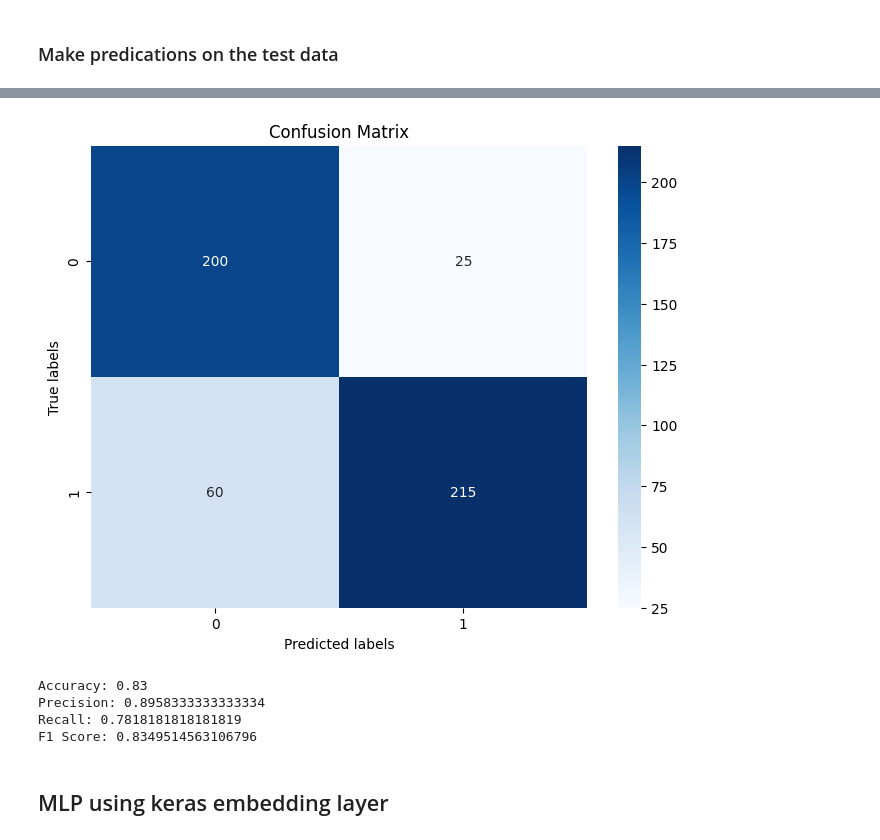
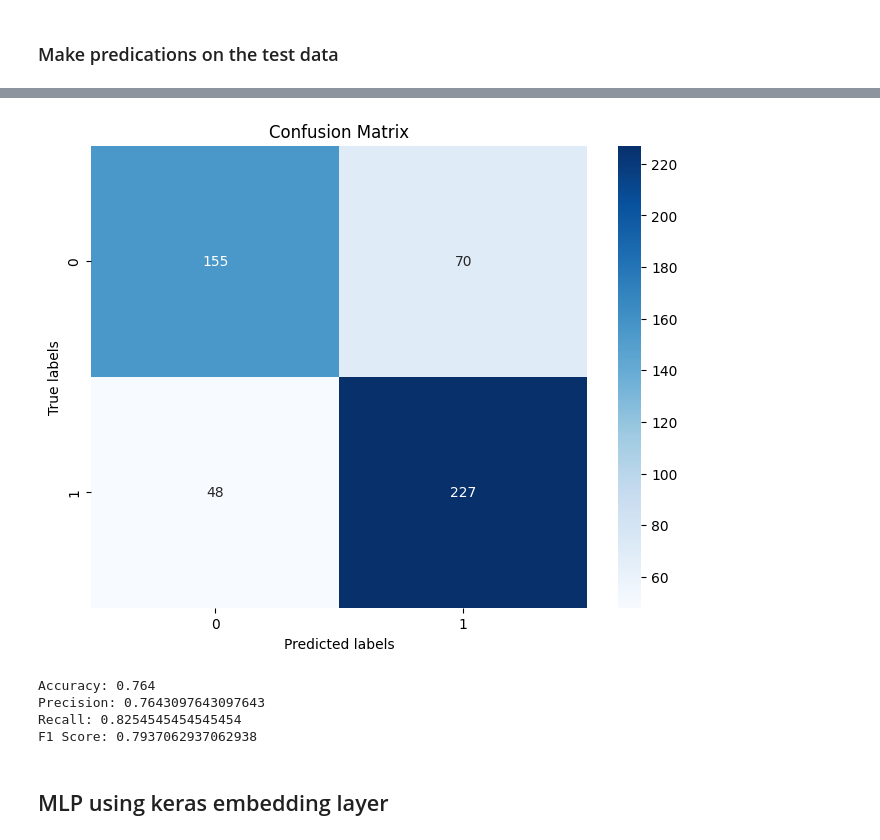
Before and after one commit to Ryan-McKee2001/Deep_Learning_Project-Fake_News_Detection, a Jupyter notebook: model_testing/mlp.ipynb, the cells around one changed output, grey strips where cells are left out. Cells and saved outputs as stored; diff of their text form; code cells hidden in the pictures.

Commit message:
testing model

```diff
--- a/model_testing/mlp.ipynb
+++ b/model_testing/mlp.ipynb
@@ -152,34 +156,0 @@ loss = 'binary_crossentropy' # Baseline loss function:binary crossentropy used f
-# %%
-# Flatten the X_train_glove_embedded 2d array to a 1d array for input into the MLP
-flattened_X_train = X_train_glove_embedded.reshape(X_train_glove_embedded.shape[0], -1)
-
-# Define the model
-model_single_vector = Sequential()
-model_single_vector.add(Dense(3, activation='relu', input_shape=(max_len * 300,)))
-model_single_vector.add(Dense(1, activation='sigmoid'))
-
-# Compile the model
-model_single_vector.compile(optimizer='adam', loss='binary_crossentropy', metrics=['accuracy'])
-
-# Fit the model on the training data with a validation split of 0.2
-history = model_single_vector.fit(flattened_X_train, y_train, batch_size=320, epochs=10, validation_split=0.2)
-
-def plot_metrics(train_metric, val_metric, metric_name):
-    plt.plot(train_metric, label='Training ' + metric_name)
-    plt.plot(val_metric, label='Validation ' + metric_name)
-    plt.xlabel('Epochs')
-    plt.ylabel(metric_name)
-    plt.legend()
-    plt.show()
-
-# Get validation history
-val_loss = history.history['val_loss']
-val_accuracy = history.history['val_accuracy']
-train_loss = history.history['loss']
-train_accuracy = history.history['accuracy']
-
-# Plot training and validation loss
-plot_metrics(train_loss, val_loss, 'Loss')
-
-# Plot training and validation accuracy
-plot_metrics(train_accuracy, val_accuracy, 'Accuracy')
@@ -213,7 +243,7 @@ from sklearn.metrics import confusion_matrix, accuracy_score, precision_score, r
 import seaborn as sns
 
 flattened_X_test = np.reshape(X_test_glove_embedded, (X_test_glove_embedded.shape[0], -1))
-MLP_predications = model_single_vector.predict(flattened_X_test)
+MLP_predications = mlp.predict(flattened_X_test)
 cm = confusion_matrix(y_test, MLP_predications.round())
 
 # Plot the confusion matrix
@@ -239,8 +269,8 @@ print(f"F1 Score: {f1}")
-[figure, old version]
+[figure, new version]
-Accuracy: 0.83
-Precision: 0.8958333333333334
-Recall: 0.7818181818181819
-F1 Score: 0.8349514563106796
+Accuracy: 0.764
+Precision: 0.7643097643097643
+Recall: 0.8254545454545454
+F1 Score: 0.7937062937062938
 # %% [markdown]
 ## MLP using keras embedding layer
 # %% [markdown]
```
Also changed, not shown: parts of 8 cells of this notebook, 22 other files.
